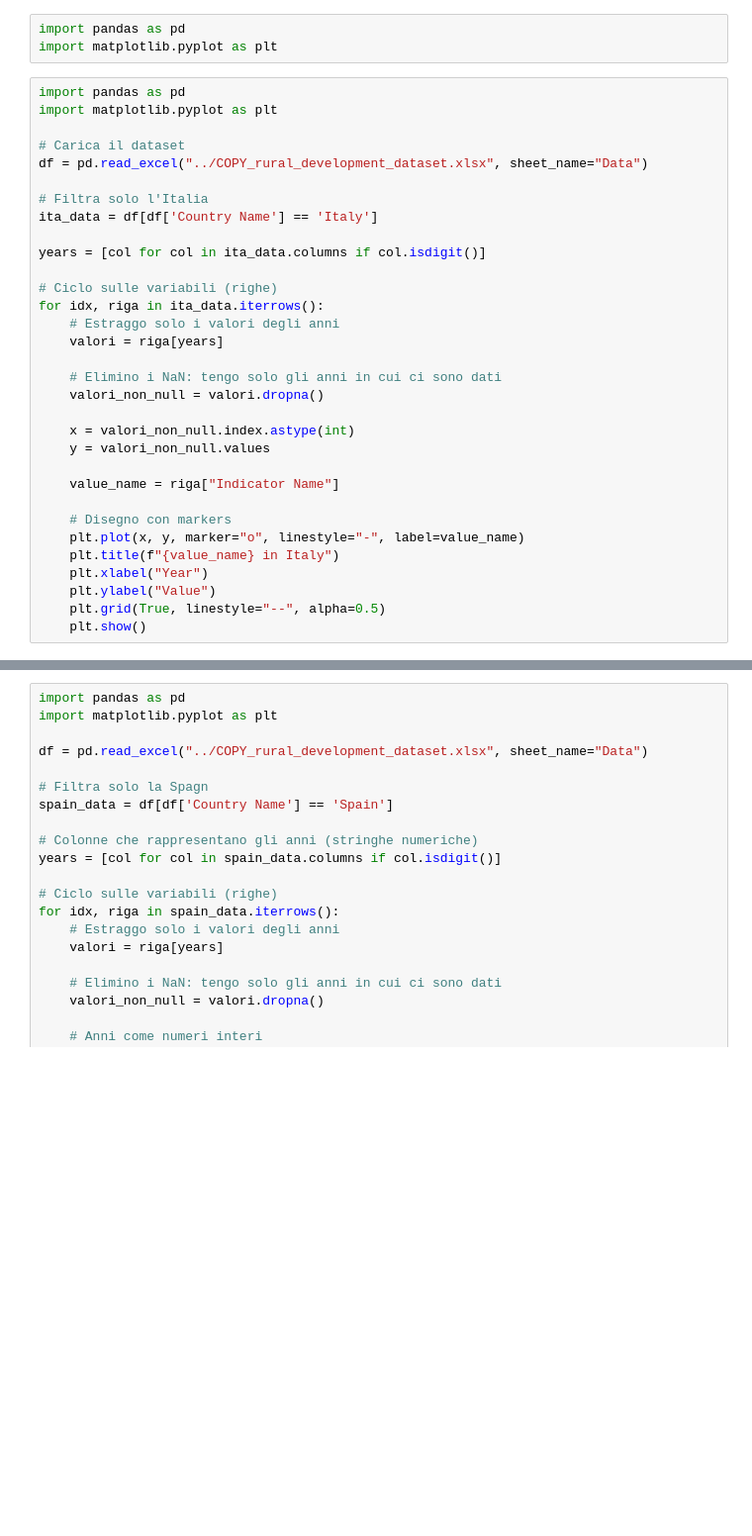
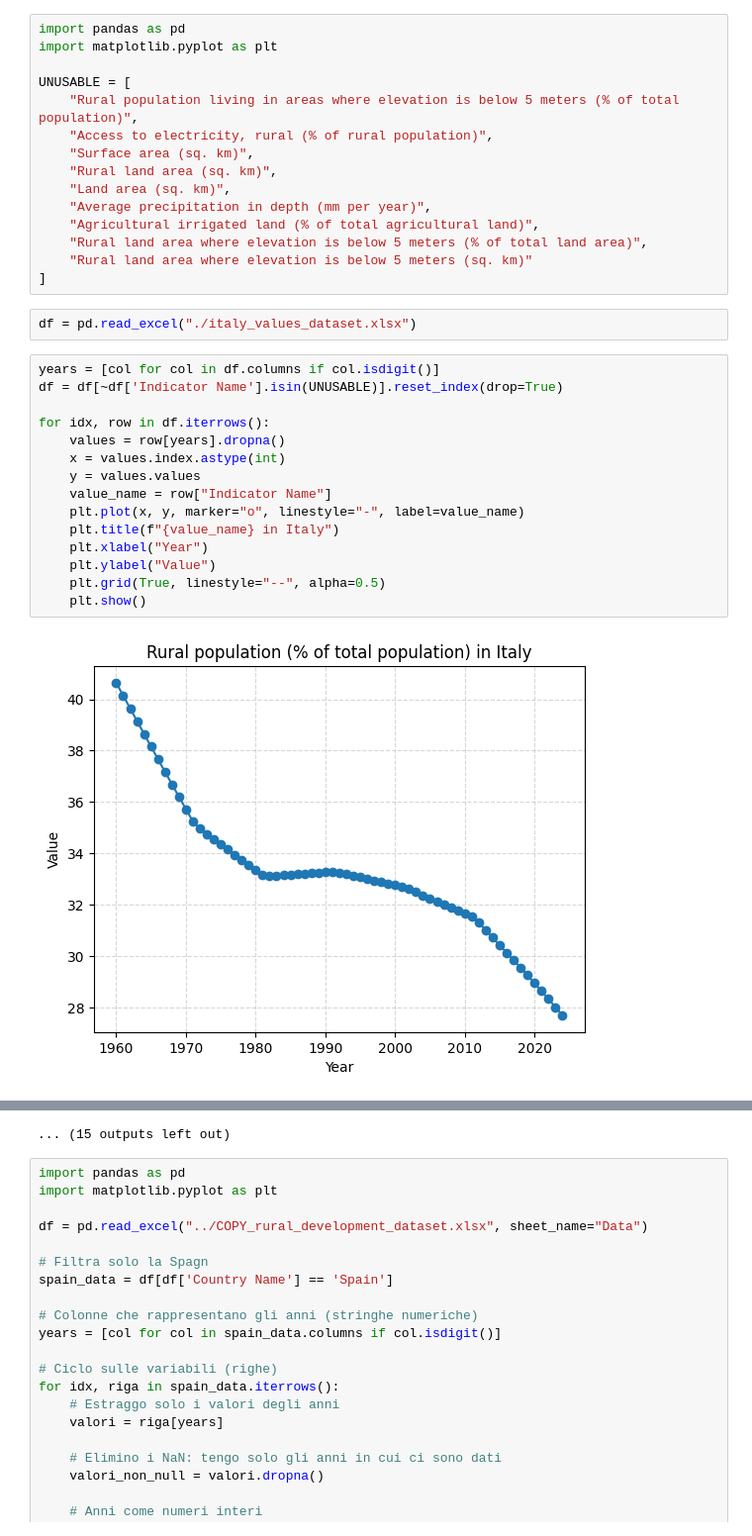
Before and after one commit to ginevraoldani/timeseries-forecasting-on-rural-development, a Jupyter notebook: variable_plotting.ipynb, the cells around one changed output, grey strips where cells are left out. Shown at 99% size. Drawn from its saved outputs; the diff is of its cells as text; blank space fills up the shorter version.

```diff
--- a/variable_plotting.ipynb
+++ b/variable_plotting.ipynb
@@ -24,35 +1,34 @@ Note: you may need to restart the kernel to use updated packages.
 # %%
 import pandas as pd
 import matplotlib.pyplot as plt
+
+UNUSABLE = [
+    "Rural population living in areas where elevation is below 5 meters (% of total population)",
+    "Access to electricity, rural (% of rural population)",
+    "Surface area (sq. km)",
+    "Rural land area (sq. km)",
+    "Land area (sq. km)",
+    "Average precipitation in depth (mm per year)",
+    "Agricultural irrigated land (% of total agricultural land)",
+    "Rural land area where elevation is below 5 meters (% of total land area)",
+    "Rural land area where elevation is below 5 meters (sq. km)"
+]
+# %%
+df = pd.read_excel("./italy_values_dataset.xlsx")
 # %%
-import pandas as pd
-import matplotlib.pyplot as plt
+years = [col for col in df.columns if col.isdigit()]
+df = df[~df['Indicator Name'].isin(UNUSABLE)].reset_index(drop=True)
 
-# Carica il dataset
-df = pd.read_excel("../COPY_rural_development_dataset.xlsx", sheet_name="Data")
-
-# Filtra solo l'Italia
-ita_data = df[df['Country Name'] == 'Italy']
-
-years = [col for col in ita_data.columns if col.isdigit()]
-
-# Ciclo sulle variabili (righe)
-for idx, riga in ita_data.iterrows():
-    # Estraggo solo i valori degli anni
-    valori = riga[years]
-
-    # Elimino i NaN: tengo solo gli anni in cui ci sono dati
-    valori_non_null = valori.dropna()
-
-    x = valori_non_null.index.astype(int)
-    y = valori_non_null.values
-
-    value_name = riga["Indicator Name"]
-
-    # Disegno con markers
+for idx, row in df.iterrows():
+    values = row[years].dropna()
+    x = values.index.astype(int)
+    y = values.values
+    value_name = row["Indicator Name"]
     plt.plot(x, y, marker="o", linestyle="-", label=value_name)
     plt.title(f"{value_name} in Italy")
     plt.xlabel("Year")
     plt.ylabel("Value")
     plt.grid(True, linestyle="--", alpha=0.5)
     plt.show()
+# %% [output]
+[figure, added]
@@ -59,3 +46,4 @@ for idx, riga in ita_data.iterrows():
+... (15 outputs left out)
 # %%
 import pandas as pd
 import matplotlib.pyplot as plt
```
Also changed, not shown: parts of 2 cells of this notebook, 3 other files.
